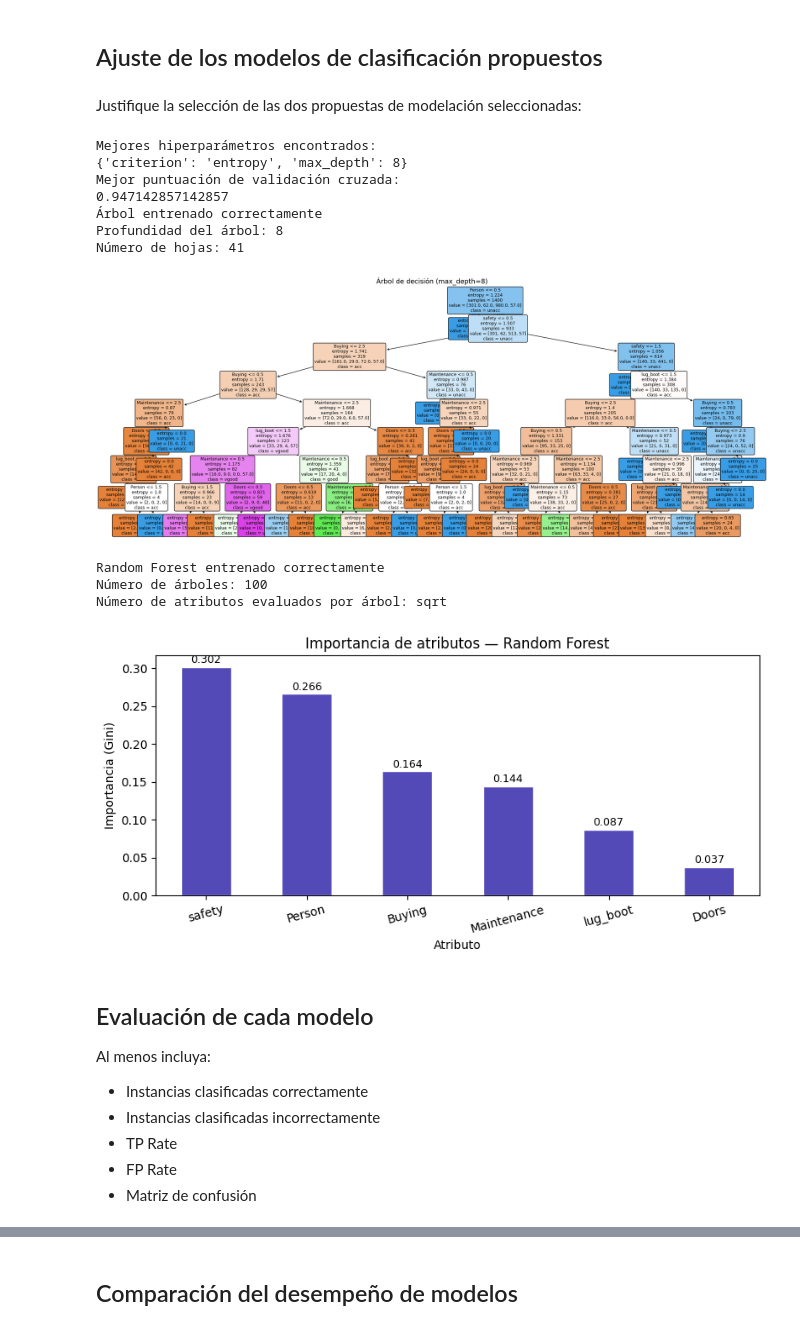
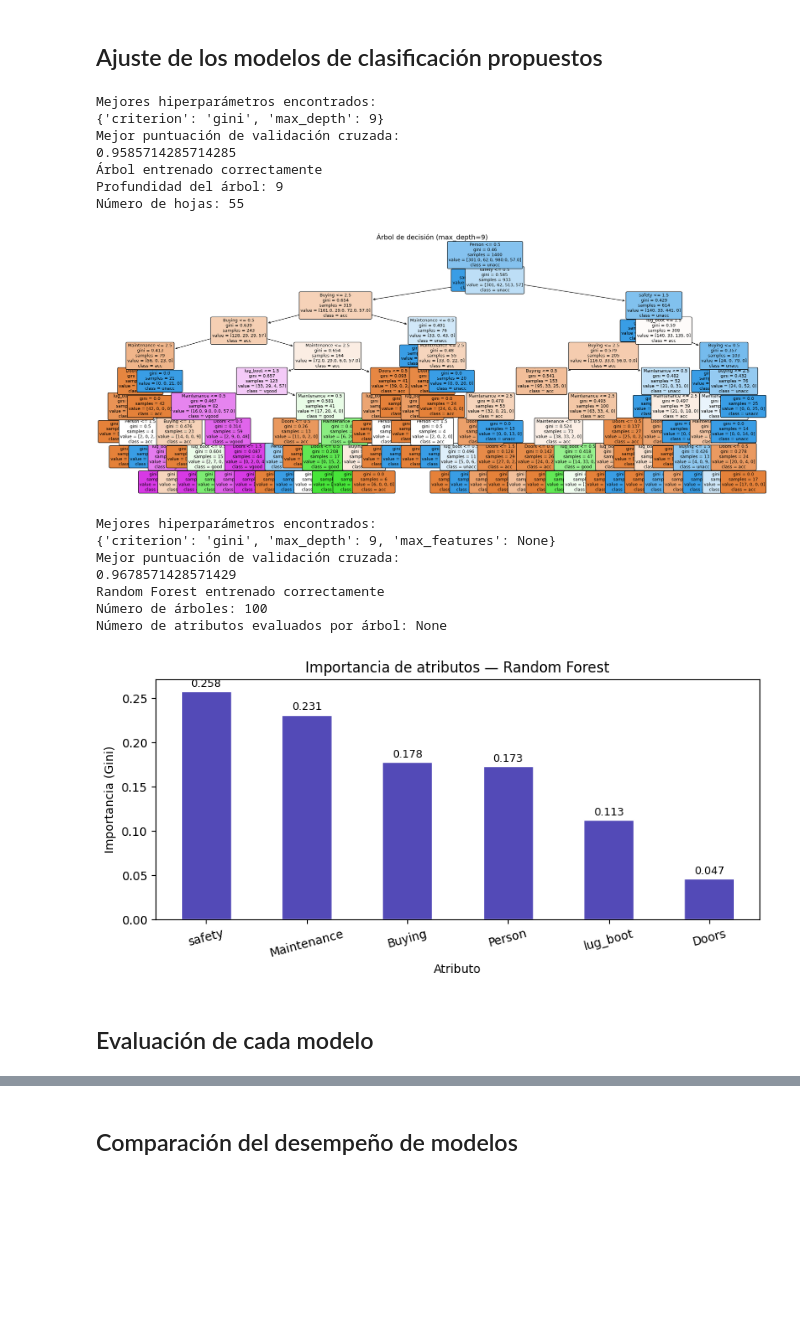
Before and after one commit to Nicolas0611/decision-tree-py, a Jupyter notebook: MUAVDM_TIA_Actividad 1_NotebookBase.ipynb, the cells around one changed output, grey strips where cells are left out. Saved outputs shown, nothing was run; the diff lists cells and outputs as text; code cells hidden in the pictures; blank space fills up the shorter version.

```diff
--- a/MUAVDM_TIA_Actividad 1_NotebookBase.ipynb
+++ b/MUAVDM_TIA_Actividad 1_NotebookBase.ipynb
@@ -306,8 +267,6 @@ Instancias de entrenamiento: 1400 (80%)
 Instancias de test:          350 (20%)
 # %% [markdown]
 ## Ajuste de los modelos de clasificación propuestos
-# %% [markdown]
-Justifique la selección de las dos propuestas de modelación seleccionadas:
 # %%
 
 #Código de ajuste del modelo de clasificación 1
@@ -315,10 +274,10 @@ Justifique la selección de las dos propuestas de modelación seleccionadas:
 # Creamos y entrenamos el modelo
 arbol = DecisionTreeClassifier(random_state=42)
 
-param_grid = {'criterion': ['gini', 'entropy', 'log_loss'], 'max_depth': [5,4,3,2]}
+param_grid = {'criterion': ['gini', 'entropy', 'log_loss'], 'max_depth': [6,7,8,9]}
 
 # Realizar la búsqueda de hiperparámetros utilizando GridSearchCV
-grid_search = GridSearchCV(arbol, param_grid=param_grid, cv=10, return_train_score=True)
+grid_search = GridSearchCV(arbol, param_grid=param_grid, cv=5, return_train_score=True)
 grid_search.fit(X_train, y_train)
 
 # Imprimir los resultados
@@ -328,56 +287,70 @@ print("Mejor puntuación de validación cruzada:")
 print(grid_search.best_score_)
 
 # Modelo decision tree con parametros optimizados
 best_tree = grid_search.best_estimator_
 best_crterio=grid_search.best_params_.get('criterion')
 
 print("Árbol entrenado correctamente")
 print(f"Profundidad del árbol: {best_tree.get_depth()}")
 print(f"Número de hojas: {best_tree.get_n_leaves()}")
 
 # Visualizamos el árbol resultante
 fig, ax = plt.subplots(figsize=(20, 8))
 
 plot_tree(
     best_tree,
     feature_names=X.columns.tolist(),   # nombres de los atributos
     class_names=['acc','good','unacc','vgood'],  # nombres de las clases
     filled=True,       # colorea los nodos según la clase mayoritaria
     rounded=True,      # bordes redondeados
     fontsize=9,
     ax=ax
 )
 
 plt.title(f'Árbol de decisión (max_depth={best_tree.get_depth()})', fontsize=14)
 plt.tight_layout()
 plt.show()
 # %% [output]
 Mejores hiperparámetros encontrados:
-{'criterion': 'entropy', 'max_depth': 8}
+{'criterion': 'gini', 'max_depth': 9}
 Mejor puntuación de validación cruzada:
-0.947142857142857
+0.9585714285714285
 Árbol entrenado correctamente
-Profundidad del árbol: 8
-Número de hojas: 41
+Profundidad del árbol: 9
+Número de hojas: 55
-[figure, old version]
+[figure, new version]
 # %%
 #Código de ajuste del modelo de clasificación 2
 bosque = RandomForestClassifier(
     n_estimators=100,    # 100 árboles en el ensemble
-    criterion=best_crterio,    # mismo criterio que el árbol individual (optimizado)
-    max_depth=best_tree.get_depth(), # misma profundidad máxima por hiperparametros
     random_state=42,
 )
 
-bosque.fit(X_train, y_train)
+
+RANDOM_FOREST_PARAM_GRID = {
+    'criterion': ['gini', 'entropy'],
+    'max_depth': [6,7,8,9],
+    'max_features': ['sqrt', None],
+}
+
+grid_search_bosque = GridSearchCV(bosque, param_grid=RANDOM_FOREST_PARAM_GRID, cv=5, return_train_score=True)
+grid_search_bosque.fit(X_train, y_train)
+
+# Imprimir los resultados
+print("Mejores hiperparámetros encontrados:")
+print(grid_search_bosque.best_params_)
+print("Mejor puntuación de validación cruzada:")
+print(grid_search_bosque.best_score_)
+
+best_bosque = grid_search_bosque.best_estimator_
 
 print("Random Forest entrenado correctamente")
-print(f"Número de árboles: {bosque.n_estimators}")
-print(f"Número de atributos evaluados por árbol: {bosque.max_features}")
+print(f"Número de árboles: {best_bosque.n_estimators}")
+print(f"Número de atributos evaluados por árbol: {best_bosque.max_features}")
 
 # ¿Qué atributos considera más importantes el Random Forest?
 importancias = pd.Series(
-    bosque.feature_importances_,
+    best_bosque.feature_importances_,
     index=X.columns
 ).sort_values(ascending=False)
 
@@ -404,20 +377,16 @@ for barra in ax.patches:
 plt.tight_layout()
 plt.show()
 # %% [output]
+Mejores hiperparámetros encontrados:
+{'criterion': 'gini', 'max_depth': 9, 'max_features': None}
+Mejor puntuación de validación cruzada:
+0.9678571428571429
 Random Forest entrenado correctamente
 Número de árboles: 100
-Número de atributos evaluados por árbol: sqrt
+Número de atributos evaluados por árbol: None
-[figure, old version]
+[figure, new version]
 # %% [markdown]
 ## Evaluación de cada modelo
-
-Al menos incluya:
-
-+ Instancias clasificadas correctamente
-+ Instancias clasificadas incorrectamente
-+ TP Rate
-+ FP Rate
-+ Matriz de confusión
 # %%
 #Código para mostrar la evaluación del modelo de clasificación 1
 # Predicciones de arboles de decisión
```
Also changed, not shown: parts of 15 cells of this notebook.
